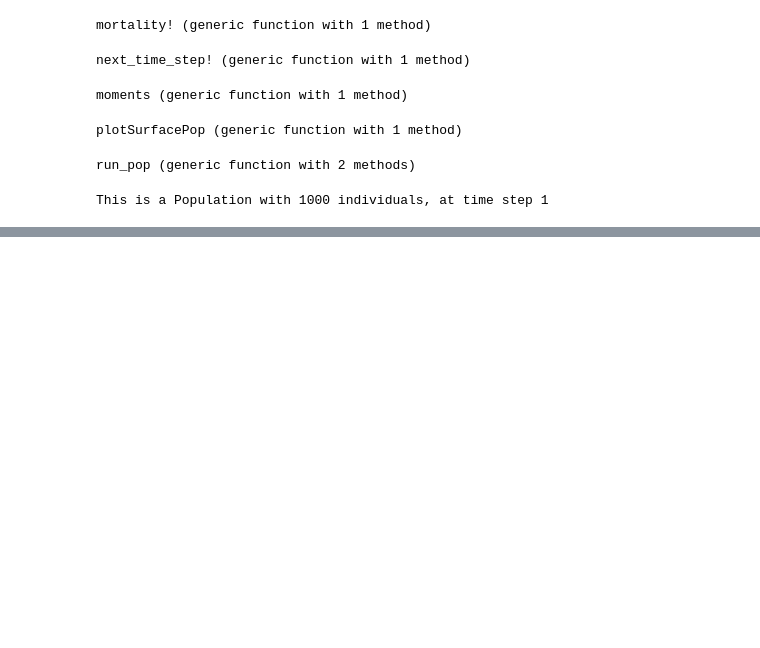
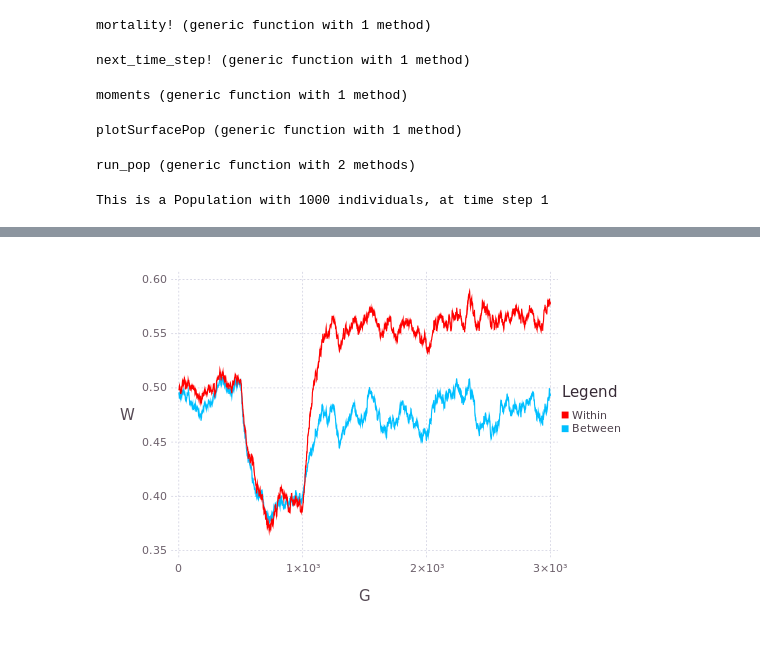
Before and after one commit to diogro/evomod_julia, a Jupyter notebook: evomod_with_growth.ipynb, the cells around one changed output, grey strips where cells are left out. Cells and saved outputs as stored; diff of their text form; code cells hidden in the pictures; blank space fills up the shorter version.

```diff
--- a/evomod_with_growth.ipynb
+++ b/evomod_with_growth.ipynb
@@ -338,8 +367,9 @@ function run_pop(pop::Population,
                 moments!(pop)
             end
             if(startswith(normalize_string(strip(current_regime[1]), casefold = true), "dire"))
-                theta += delta_theta
-                changeSurface!(pop, theta, omega)
+                a_theta += a_delta_theta
+                j_theta += j_delta_theta
+                changeSurface!(pop, a_theta, a_omega, j_theta, j_omega)
             end
             next_time_step!(pop, d_uni, alele_1, alele_2,
             selective = normalize_string(strip(current_regime[1]), casefold = true) != "drift")
@@ -350,28 +380,15 @@ end
 # %% [output]
 run_pop (generic function with 2 methods)
 # %%
-n_e  = 5000
+n_e  = 2000
 m    = 400
 p    = 4
 mu   = 0.0005
 mu_b = 0.0001
 mu_σ = 0.02
-maturity = 10
+maturity = 1
 
 global ind = Individual(m, p, mu, mu_b, mu_σ, maturity)
-pop = Population(n_e, ind, 0)
-RandomPop!(pop)
-
-a_omega = twoModuleMatrix([1., 1., 1., 1.], 0.5, 0.5)
-j_omega = twoModuleMatrix([1., 1., 1., 1.], 0., 0.)
-
-changeSurface!(pop,
-               [0., 0., 0., 0.], a_omega,
-               [0., 0., 0., 0.], j_omega)
-
-
-fitness!(pop)
-
 warm_up = run_pop(ind, 1000, ["Drift"], [1])
 # %% [output]
 This is a Population with 1000 individuals, at time step 1
@@ -387,11 +403,14 @@ This is a Population with 5000 individuals, at time step 200
 # %%
-delta_theta_speed = 20/1000
+delta_theta_speed = 1/1000
 delta_theta = delta_theta_speed * [ones(Float64, Int64(ind.p/2)); -1 * ones(Float64, Int64(ind.p/2))]
 
 omega_var = 10
 omega = twoModuleMatrix(omega_var*ones(Float64, ind.p), 0.8, 0.8)
 
-direct_pop = copy(burnin_pop)
-direct_pop.moments = burnin_pop.moments
-direct_pop = run_pop(direct_pop, ["Direct", "Stab"], [500, 500];
-                     a_delta_theta = a_delta_theta, a_omega = omega, thin = 1)
+direct_pop = Population(n_e, ind, 0)
+copy!(burnin_pop, direct_pop)
+
+direct_pop = run_pop(direct_pop, ["Direct", "Stab"], [1000, 1000];
+                     a_delta_theta = delta_theta, a_omega = omega,
+                     j_delta_theta = delta_theta, j_omega = omega,
+                     thin = 1)
@@ -415,8 +431,10 @@ LoadError: BoundsError: attempt to access 0-element Array{Any,1} at index [0]
 # %%
 n = length(pop.moments)
-df = DataFrame(W = [mean(AVGcorr(pop.moments[i]["corrG"])[1]) for i in 200:n],
-               B = [AVGcorr(pop.moments[i]["corrG"])[2] for i in 200:n],
-               G = collect(200:n) )
-plot(df, layer(y="W", x="G", Geom.line, Theme(default_color=colorant"red")),
-         layer(y="B", x="G", Geom.line),
+df_P = DataFrame(W = [mean(AVGcorr(pop.moments[i]["corrP"])[1]) for i in 1:n],
+               B = [AVGcorr(pop.moments[i]["corrP"])[2] for i in 1:n],
+               G = collect(1:n) )
+plot(df_P, layer(y="W", x="G", Geom.line, Theme(default_color=colorant"red")),
+           layer(y="B", x="G", Geom.line),
 Guide.manual_color_key("Legend", ["Within", "Between"], ["red", "deepskyblue"]))
+# %% [output]
+[figure, added]
```
Also changed, not shown: parts of 16 cells of this notebook.
